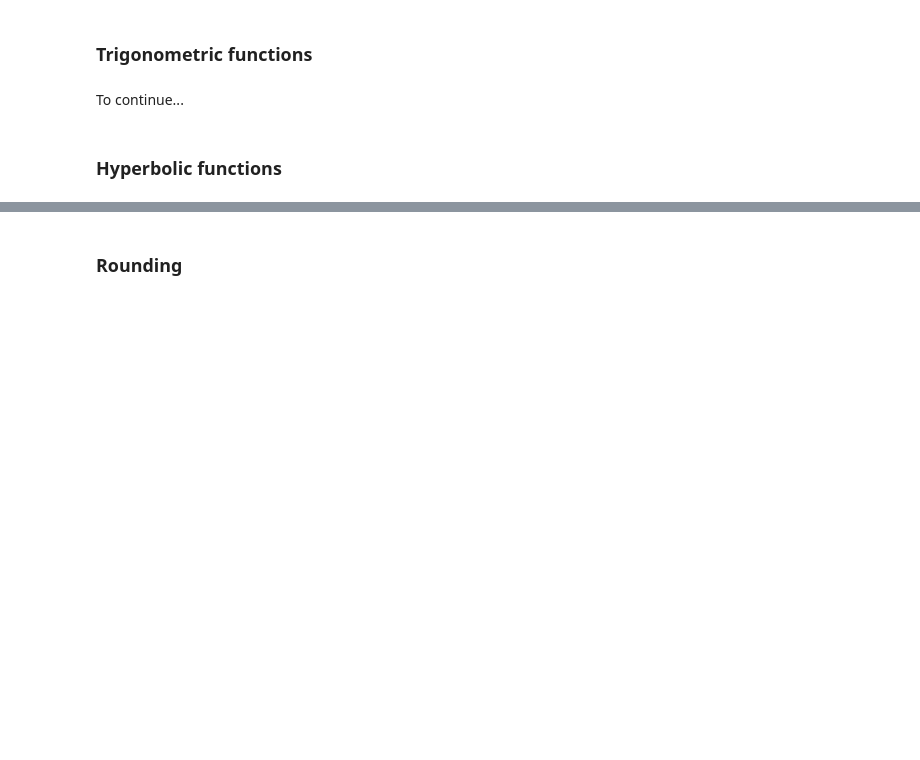
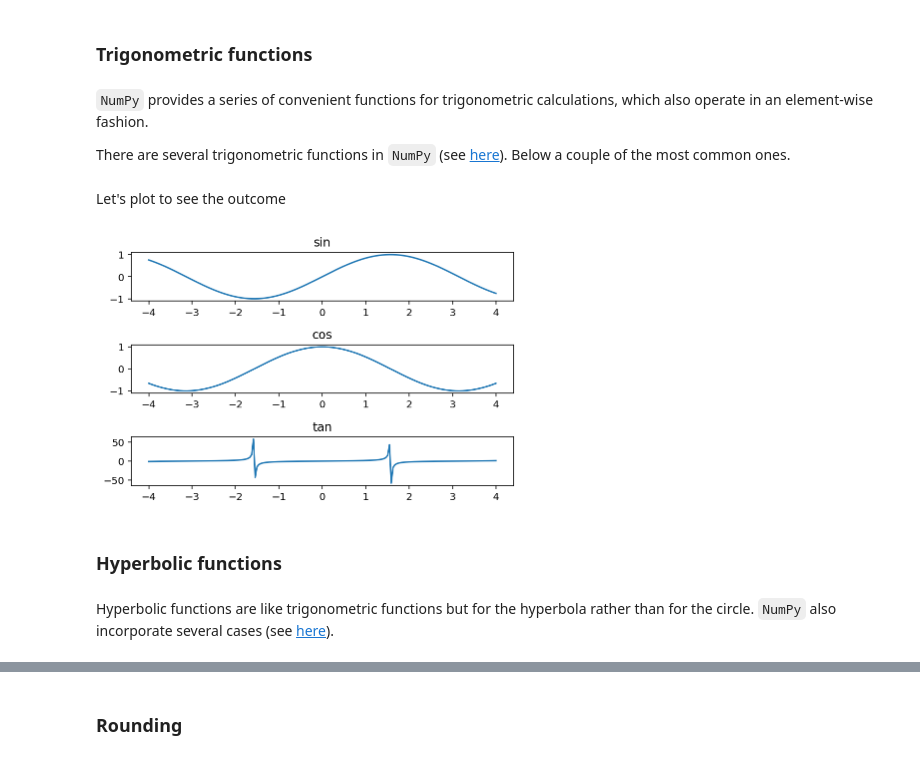
Before and after one commit to pabloinsente/intro-sc-python, a Jupyter notebook: notebooks/intro-numpy-fundamentals.ipynb, the cells around one changed output, grey strips where cells are left out. Drawn from its saved outputs; the diff is of its cells as text; code cells hidden in the pictures; blank space fills up the shorter version.

Commit message:
trig, hyper, rounding, exp, logs

```diff
--- a/notebooks/intro-numpy-fundamentals.ipynb
+++ b/notebooks/intro-numpy-fundamentals.ipynb
@@ -426,4 +470,13 @@ Remainder of a and b:
 # %% [markdown]
 ### Trigonometric functions
-# %% [markdown]
-To continue...
+# %% [markdown]
+`NumPy` provides a series of convenient functions for trigonometric calculations, which also operate in an element-wise fashion.
+
+There are several trigonometric functions in `NumPy` (see [here](https://numpy.org/doc/stable/reference/routines.math.html#trigonometric-functions)). Below a couple of the most common ones.
+# %%
+x = np.linspace(-4, 4, 200)
+sin = np.sin(x)
+cos = np.cos(x)
+tan = np.tan(x)
+# %% [markdown]
+Let's plot to see the outcome
@@ -430,2 +486,15 @@ To continue...
+# %%
+fig, (ax1, ax2, ax3) = plt.subplots(3, 1)
+ax1.plot(x, sin)
+ax1.set_title("sin")
+ax2.plot(x, cos)
+ax2.set_title("cos")
+ax3.plot(x, tan)
+ax3.set_title("tan")
+plt.tight_layout()
+# %% [output]
+[figure, added]
 # %% [markdown]
 ### Hyperbolic functions
+# %% [markdown]
+Hyperbolic functions are like trigonometric functions but for the hyperbola rather than for the circle. `NumPy` also incorporate several cases (see [here](https://numpy.org/doc/stable/reference/routines.math.html#hyperbolic-functions)).
```
Also changed, not shown: parts of 18 cells of this notebook, 1 other file.
